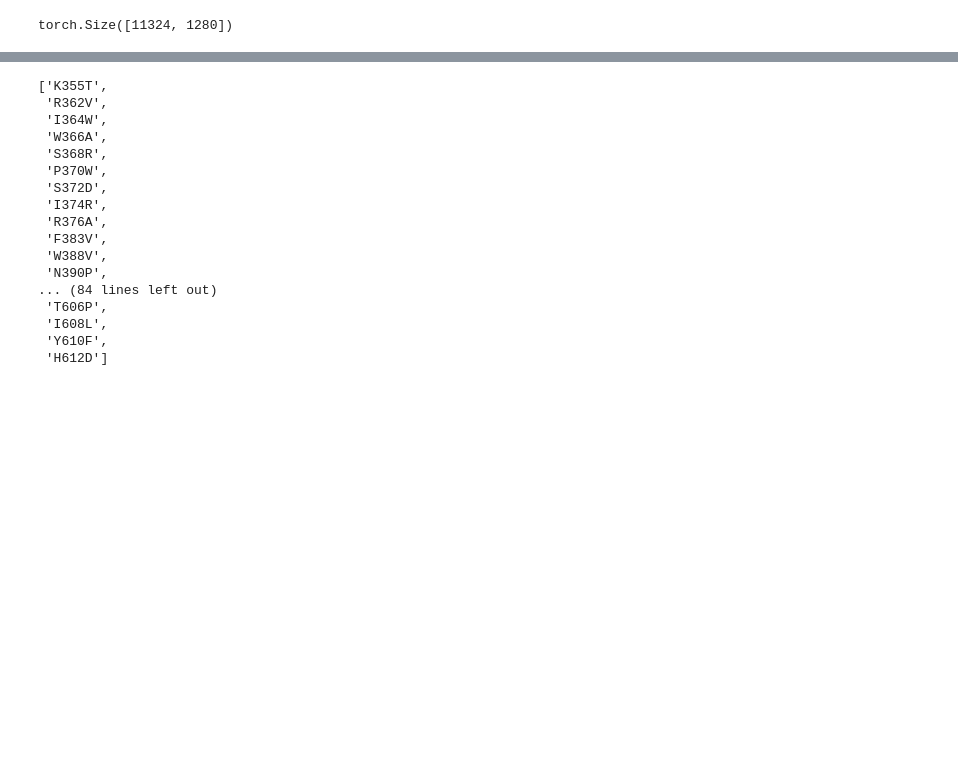
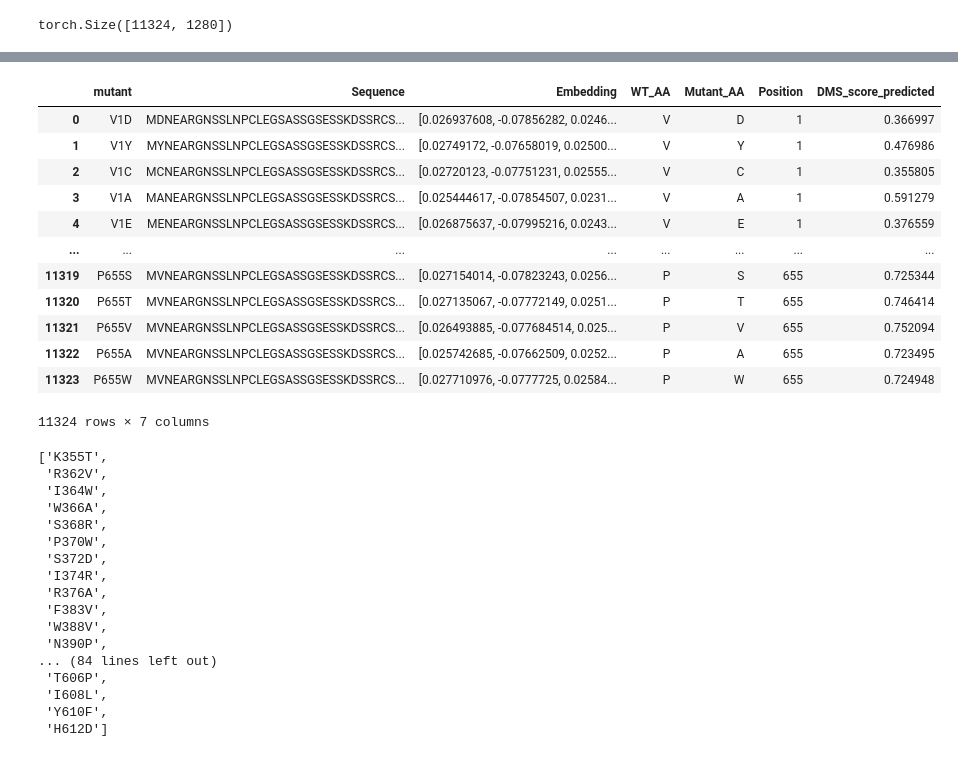
Before and after one commit to radroof22/cse-7850-combio-hackathon, a Jupyter notebook: exp.ipynb, the cells around one changed output, grey strips where cells are left out. Drawn from its saved outputs; the diff is of its cells as text; code cells hidden in the pictures; blank space fills up the shorter version.

```diff
--- a/exp.ipynb
+++ b/exp.ipynb
@@ -501,7 +538,7 @@ progress = tqdm(total=num_bootstraps, desc="Training Bootstrapped LightGBM Model
 
 for i in range(num_bootstraps):
     # Bootstrap resampling
-    X_resampled, y_resampled = resample(X_train.cpu().numpy(), y_train.cpu().numpy().flatten(), replace=True, n_samples=X_train.shape[0], random_state=i)
+    X_resampled, y_resampled = resample(X,y, replace=True, n_samples=X_train.shape[0], random_state=i)
 
     # Train LightGBM model on resampled data
     lgb_train = lgb.Dataset(X_resampled, label=y_resampled)
@@ -1033,7 +1192,32 @@ pred = pred.detach().cpu().numpy()
+# %%
+d = {}
+for i in range(len(df)):
+    k = df.loc[i]['mutant']
+    v = df.loc[i]['DMS_score']
+    d[k]=v
+for i in range(len(df_test)):
+    if df_test.loc[i]['mutant'] in d:
+        df_test.loc[i,'DMS_score_predicted'] = d[df_test.loc[i]['mutant']]
 # %%
 # output
 df_test["DMS_score_predicted"] = mean_pred
 df_test[["mutant", "DMS_score_predicted"]].to_csv("predictions.csv", index=False)
+# %%
+df_test
+# %% [output]
+|  | mutant | Sequence | Embedding | WT_AA | Mutant_AA | Position | DMS_score_predicted |
+| 0 | V1D | MDNEARGNSSLNPCLEGSASSGSESSKDSSRCS... | [0.026937608, -0.07856282, 0.0246... | V | D | 1 | 0.366997 |
+| 1 | V1Y | MYNEARGNSSLNPCLEGSASSGSESSKDSSRCS... | [0.02749172, -0.07658019, 0.02500... | V | Y | 1 | 0.476986 |
+| 2 | V1C | MCNEARGNSSLNPCLEGSASSGSESSKDSSRCS... | [0.02720123, -0.07751231, 0.02555... | V | C | 1 | 0.355805 |
+| 3 | V1A | MANEARGNSSLNPCLEGSASSGSESSKDSSRCS... | [0.025444617, -0.07854507, 0.0231... | V | A | 1 | 0.591279 |
+| 4 | V1E | MENEARGNSSLNPCLEGSASSGSESSKDSSRCS... | [0.026875637, -0.07995216, 0.0243... | V | E | 1 | 0.376559 |
+| ... | ... | ... | ... | ... | ... | ... | ... |
+| 11319 | P655S | MVNEARGNSSLNPCLEGSASSGSESSKDSSRCS... | [0.027154014, -0.07823243, 0.0256... | P | S | 655 | 0.725344 |
+| 11320 | P655T | MVNEARGNSSLNPCLEGSASSGSESSKDSSRCS... | [0.027135067, -0.07772149, 0.0251... | P | T | 655 | 0.746414 |
+| 11321 | P655V | MVNEARGNSSLNPCLEGSASSGSESSKDSSRCS... | [0.026493885, -0.077684514, 0.025... | P | V | 655 | 0.752094 |
+| 11322 | P655A | MVNEARGNSSLNPCLEGSASSGSESSKDSSRCS... | [0.025742685, -0.07662509, 0.0252... | P | A | 655 | 0.723495 |
+| 11323 | P655W | MVNEARGNSSLNPCLEGSASSGSESSKDSSRCS... | [0.027710976, -0.0777725, 0.02584... | P | W | 655 | 0.724948 |
+11324 rows × 7 columns
 # %%
 vis = set(df['Position'].values)
 next_queries = []
```
Also changed, not shown: parts of 28 cells of this notebook, 4 other files.
